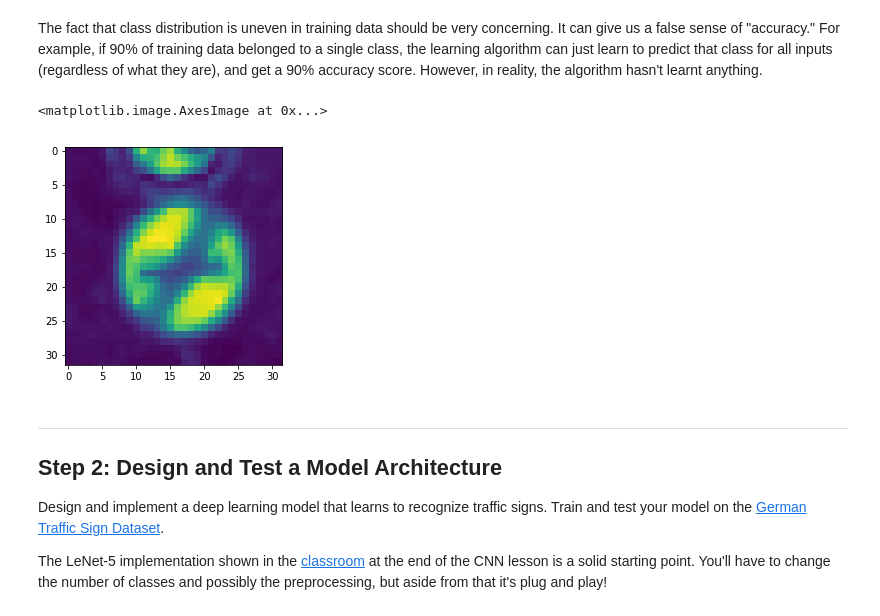
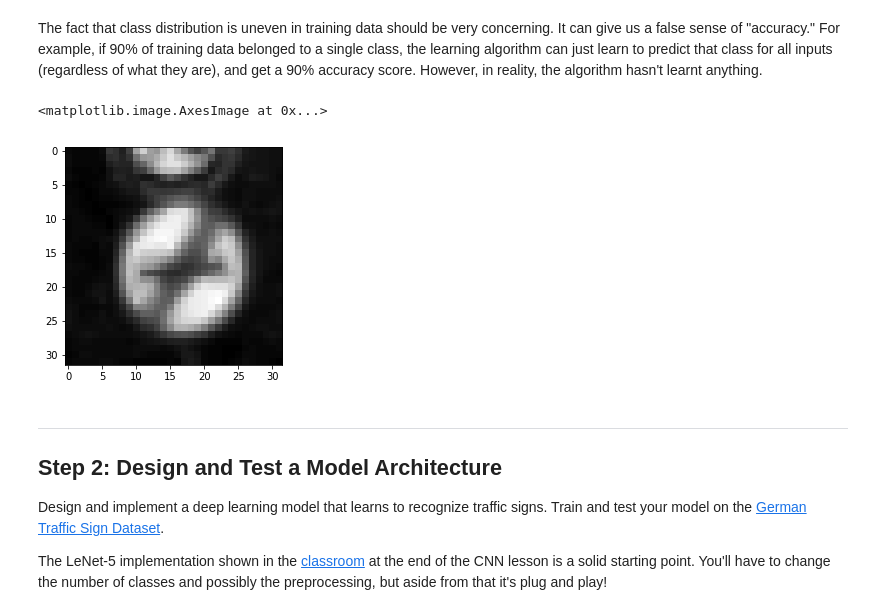
Before and after one commit to XCMer/CarND-Traffic-Sign-Classifier-Project, a Jupyter notebook: Traffic_Sign_Classifier.ipynb, the cells around one changed output. Drawn from its saved outputs; the diff is of its cells as text; code cells hidden in the pictures.

```diff
--- a/Traffic_Sign_Classifier.ipynb
+++ b/Traffic_Sign_Classifier.ipynb
@@ -137,10 +137,10 @@ plt.bar(range(0, 43), histogram_count_test)
 The fact that class distribution is uneven in training data should be very concerning. It can give us a false sense of "accuracy." For example, if 90% of training data belonged to a single class, the learning algorithm can just learn to predict that class for all inputs (regardless of what they are), and get a 90% accuracy score. However, in reality, the algorithm hasn't learnt anything.
 # %%
 plt.figure()
-plt.imshow(cv2.cvtColor(X_train[0], cv2.COLOR_BGR2GRAY))
+plt.imshow(cv2.cvtColor(X_train[0], cv2.COLOR_RGB2GRAY), cmap='gray')
 # %% [output]
 <matplotlib.image.AxesImage at 0x...>
-[figure, old version]
+[figure, new version]
 # %% [markdown]
 ----
 
```
Also changed, not shown: parts of 3 cells of this notebook, 5 other files.
